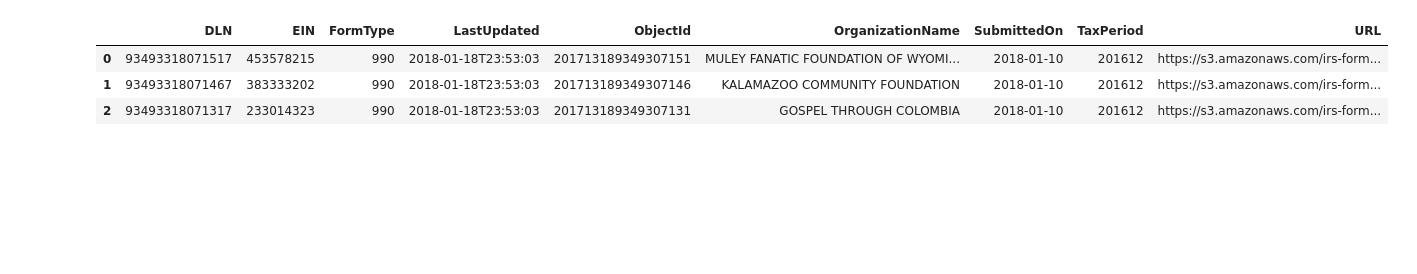
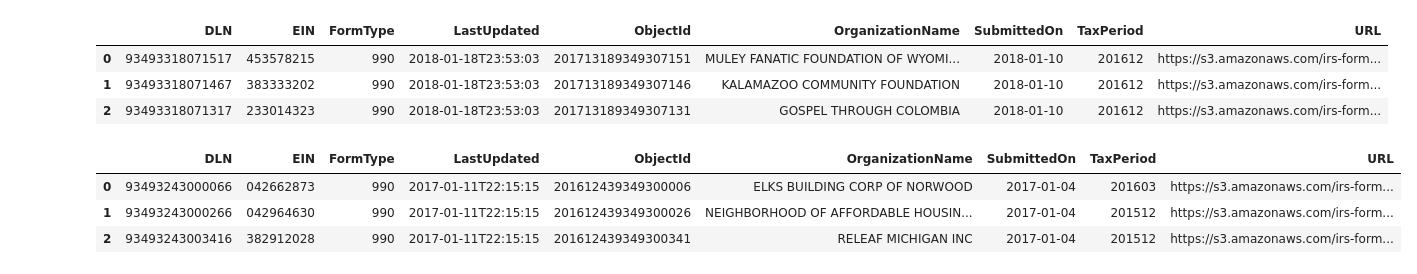
Before and after one commit to thuanle123/AWS-Health-Equity, a Jupyter notebook: json to pd.ipynb, the cells around one changed output. Saved outputs shown, nothing was run; the diff lists cells and outputs as text; code cells hidden in the pictures; blank space fills up the shorter version.

```diff
--- a/json to pd.ipynb
+++ b/json to pd.ipynb
@@ -18,0 +18,12 @@ adf
+# %%
+with open('index_2017.json') as f:
+    d = json.load(f)
+# %%
+filling_2017 = json_normalize(d['Filings2017'])
+# %%
+filling_2017.head(3)
+# %% [output]
+|  | DLN | EIN | FormType | LastUpdated | ObjectId | OrganizationName | SubmittedOn | TaxPeriod | URL |
+| 0 | 93493243000066 | 042662873 | 990 | 2017-01-11T22:15:15 | 201612439349300006 | ELKS BUILDING CORP OF NORWOOD | 2017-01-04 | 201603 | https://s3.amazonaws.com/irs-form... |
+| 1 | 93493243000266 | 042964630 | 990 | 2017-01-11T22:15:15 | 201612439349300026 | NEIGHBORHOOD OF AFFORDABLE HOUSIN... | 2017-01-04 | 201512 | https://s3.amazonaws.com/irs-form... |
+| 2 | 93493243003416 | 382912028 | 990 | 2017-01-11T22:15:15 | 201612439349300341 | RELEAF MICHIGAN INC | 2017-01-04 | 201512 | https://s3.amazonaws.com/irs-form... |
```
Also changed, not shown: parts of 24 cells of this notebook, 1 other file.
